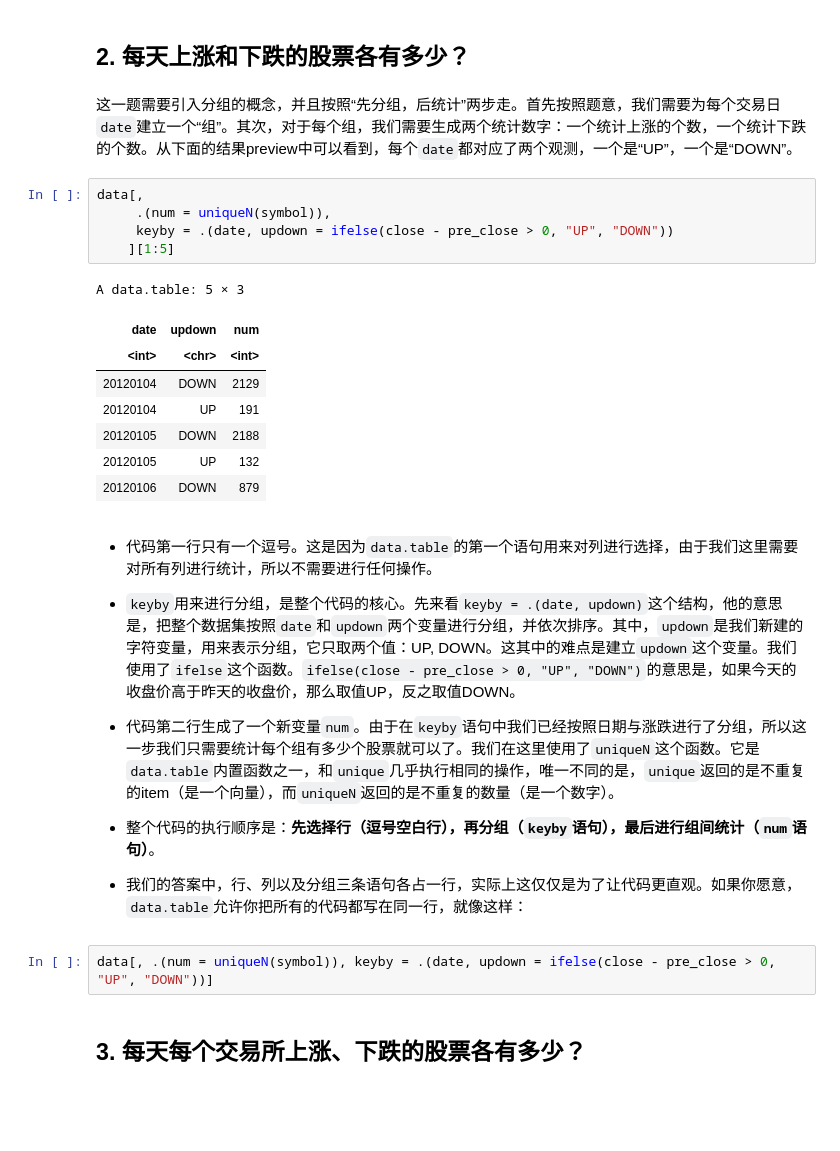
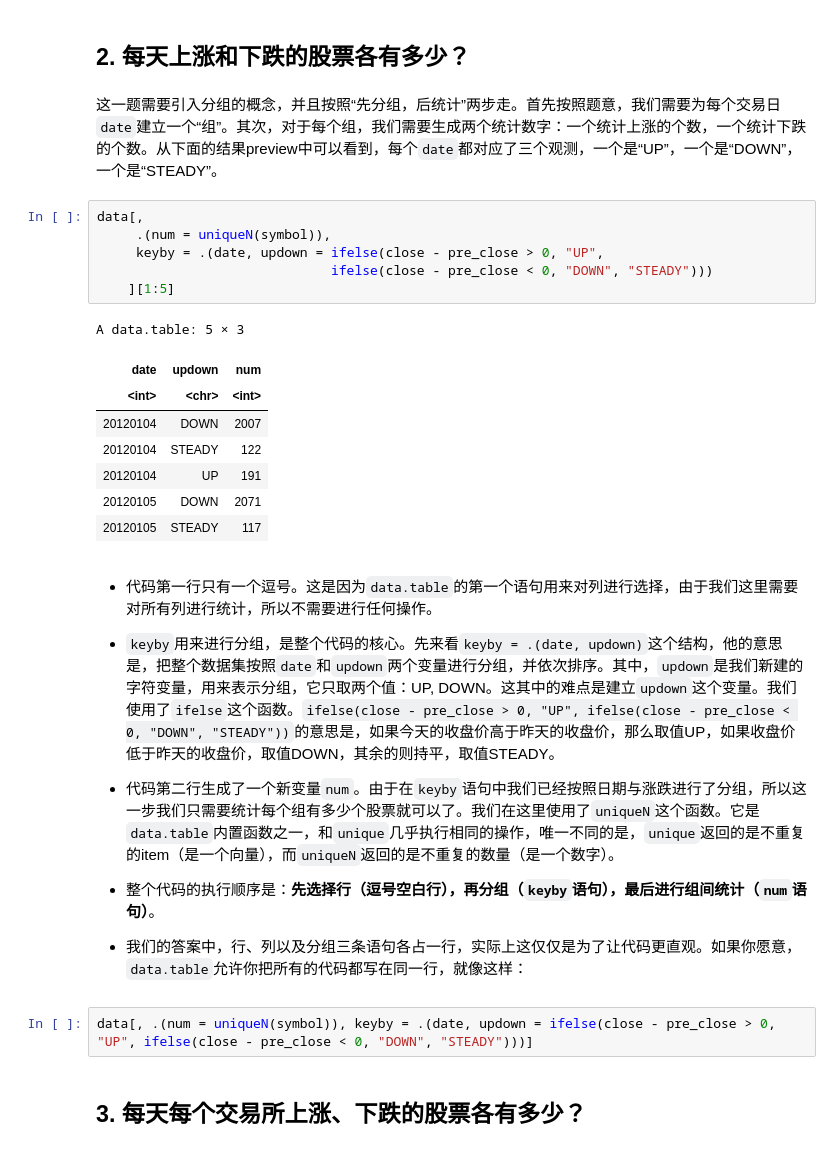
Before and after one commit to Ravin515/r-data-practice, a Jupyter notebook: answer-keys.ipynb, the cells around one changed output. Drawn from its saved outputs; the diff is of its cells as text; blank space fills up the shorter version.

```diff
--- a/answer-keys.ipynb
+++ b/answer-keys.ipynb
@@ -82,25 +82,26 @@ data[str_detect(symbol, "8"), unique(symbol)
 # %% [markdown]
 ## 2. 每天上涨和下跌的股票各有多少？
 # %% [markdown]
-这一题需要引入分组的概念，并且按照“先分组，后统计”两步走。首先按照题意，我们需要为每个交易日`date`建立一个“组”。其次，对于每个组，我们需要生成两个统计数字：一个统计上涨的个数，一个统计下跌的个数。从下面的结果preview中可以看到，每个`date`都对应了两个观测，一个是“UP”，一个是“DOWN”。
+这一题需要引入分组的概念，并且按照“先分组，后统计”两步走。首先按照题意，我们需要为每个交易日`date`建立一个“组”。其次，对于每个组，我们需要生成两个统计数字：一个统计上涨的个数，一个统计下跌的个数。从下面的结果preview中可以看到，每个`date`都对应了三个观测，一个是“UP”，一个是“DOWN”，一个是“STEADY”。
 # %%
 data[,
      .(num = uniqueN(symbol)),
-     keyby = .(date, updown = ifelse(close - pre_close > 0, "UP", "DOWN"))
+     keyby = .(date, updown = ifelse(close - pre_close > 0, "UP",
+                              ifelse(close - pre_close < 0, "DOWN", "STEADY")))
     ][1:5]
 # %% [output]
 A data.table: 5 × 3
 | date | updown | num |
 | <int> | <chr> | <int> |
-| 20120104 | DOWN | 2129 |
+| 20120104 | DOWN | 2007 |
+| 20120104 | STEADY | 122 |
 | 20120104 | UP | 191 |
-| 20120105 | DOWN | 2188 |
-| 20120105 | UP | 132 |
-| 20120106 | DOWN | 879 |
+| 20120105 | DOWN | 2071 |
+| 20120105 | STEADY | 117 |
 # %% [markdown]
 - 代码第一行只有一个逗号。这是因为`data.table`的第一个语句用来对列进行选择，由于我们这里需要对所有列进行统计，所以不需要进行任何操作。
 
-- `keyby`用来进行分组，是整个代码的核心。先来看`keyby = .(date, updown)`这个结构，他的意思是，把整个数据集按照`date`和`updown`两个变量进行分组，并依次排序。其中，`updown`是我们新建的字符变量，用来表示分组，它只取两个值：UP, DOWN。这其中的难点是建立`updown`这个变量。我们使用了`ifelse`这个函数。`ifelse(close - pre_close > 0, "UP", "DOWN")`的意思是，如果今天的收盘价高于昨天的收盘价，那么取值UP，反之取值DOWN。
+- `keyby`用来进行分组，是整个代码的核心。先来看`keyby = .(date, updown)`这个结构，他的意思是，把整个数据集按照`date`和`updown`两个变量进行分组，并依次排序。其中，`updown`是我们新建的字符变量，用来表示分组，它只取两个值：UP, DOWN。这其中的难点是建立`updown`这个变量。我们使用了`ifelse`这个函数。`ifelse(close - pre_close > 0, "UP", ifelse(close - pre_close < 0, "DOWN", "STEADY"))`的意思是，如果今天的收盘价高于昨天的收盘价，那么取值UP，如果收盘价低于昨天的收盘价，取值DOWN，其余的则持平，取值STEADY。
 
 - 代码第二行生成了一个新变量`num`。由于在`keyby`语句中我们已经按照日期与涨跌进行了分组，所以这一步我们只需要统计每个组有多少个股票就可以了。我们在这里使用了`uniqueN`这个函数。它是`data.table`内置函数之一，和`unique`几乎执行相同的操作，唯一不同的是，`unique`返回的是不重复的item（是一个向量），而`uniqueN`返回的是不重复的数量（是一个数字）。
 
@@ -108,7 +109,7 @@ A data.table: 5 × 3
 
 - 我们的答案中，行、列以及分组三条语句各占一行，实际上这仅仅是为了让代码更直观。如果你愿意，`data.table`允许你把所有的代码都写在同一行，就像这样：
 # %%
-data[, .(num = uniqueN(symbol)), keyby = .(date, updown = ifelse(close - pre_close > 0, "UP", "DOWN"))]
+data[, .(num = uniqueN(symbol)), keyby = .(date, updown = ifelse(close - pre_close > 0, "UP", ifelse(close - pre_close < 0, "DOWN", "STEADY")))]
 # %% [markdown]
 ## 3. 每天每个交易所上涨、下跌的股票各有多少？
 # %% [markdown]
```
Also changed, not shown: parts of 2 cells of this notebook, 2 other files.
